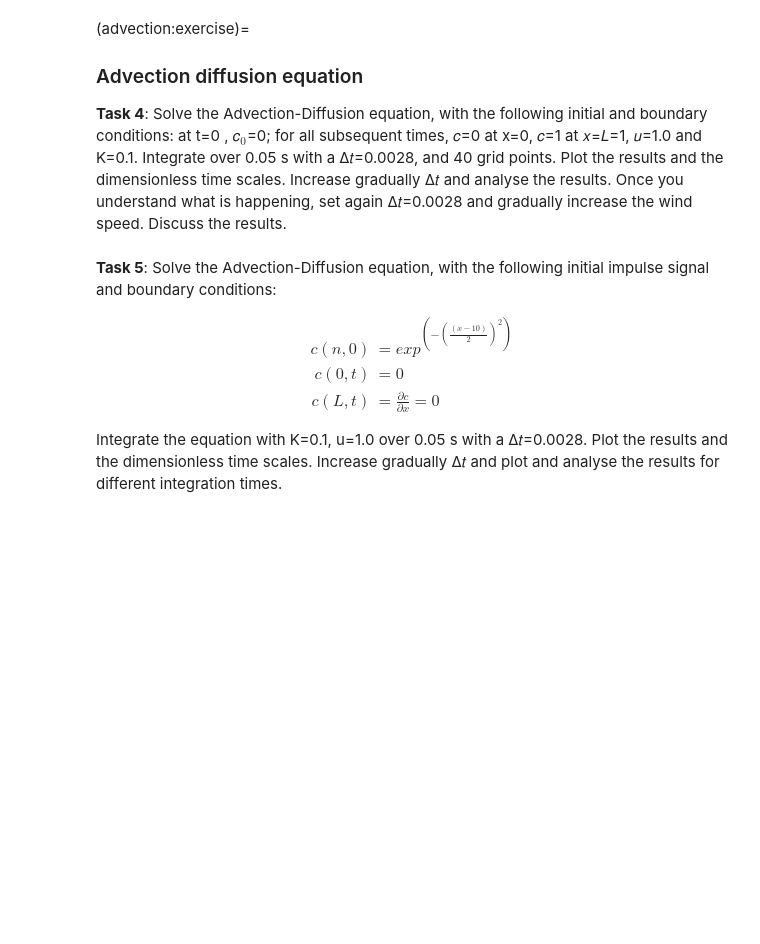
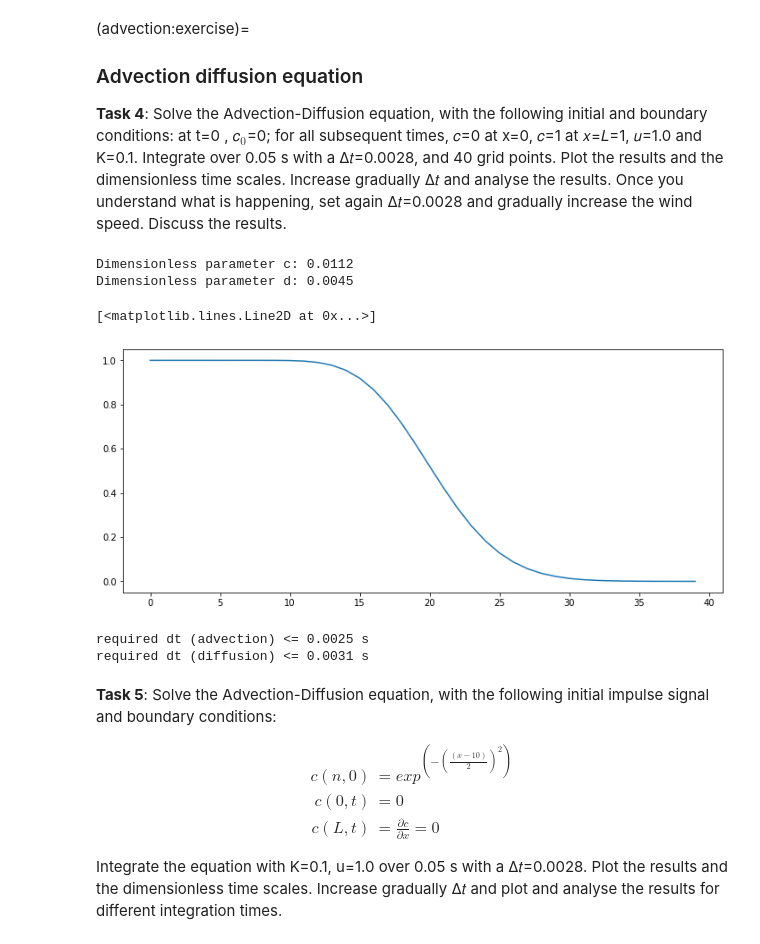
Before and after one commit to sauterto/climate_modelling, a Jupyter notebook: _build/jupyter_execute/docs/nb_advection.ipynb, the cells around one changed output. Saved outputs shown, nothing was run; the diff lists cells and outputs as text; code cells hidden in the pictures; blank space fills up the shorter version.

```diff
--- a/_build/jupyter_execute/docs/nb_advection.ipynb
+++ b/_build/jupyter_execute/docs/nb_advection.ipynb
@@ -22,13 +22,13 @@ def advection_diffusion(u, K, integration, dt, Nx):
     """
 
     # Definitions and assignments
-    a   = XXXXX                # Left border
-    b   = XXXXX                # Right border
-    dx  = XXXXX                # Distance between grid points
+    a   = 0.                # Left border
+    b   = 1.                # Right border
+    dx  = (b-a)/Nx          # Distance between grid points
 
     # Define the boundary conditions
-    bc_l  = XXXXX       # Left BC
-    bc_r  = XXXXX       # Right BC
+    bc_l  = 1       # Left BC
+    bc_r  = 0       # Right BC
 
     # Define index arrays
     k   = np.arange(1,Nx-1)
@@ -43,29 +43,43 @@ def advection_diffusion(u, K, integration, dt, Nx):
     phi[0] = bc_l
 
     # Dimensionless parameters
-    # CHANGE LINES HERE
-    d = XXXXXX
-    c = XXXXXX
+    d = (K*dt)/(dx**2)
+    c = (u*dt)/dx
 
     # Time loop
     t = 0
 
     while t <= integration:
         # Update flux
-        # CHANGE LINES HERE
-        phi[k] = XXXXXX
+        phi[k] = (1-2*d)*phi[k] + (d-(c/2))*phi[kr] + (d+(c/2))*phi[kl]
         t = t + dt
 
     return(phi, dx, u, K, c, d)
 # %%
-phi, dx, u, K, c, d = advection_diffusion(u=1.0, K=0.1, integration=0.05, dt=0.0028, Nx=40)
+phi, dx, u, K, c, d = advection_diffusion(u=10.0, K=0.1, integration=0.05, dt=0.000028, Nx=40)
 
 # Plot dimensionless parameters and plot data
+print('Dimensionless parameter c: {:.4f}'.format(c))
+print('Dimensionless parameter d: {:.4f}'.format(d))
+
+plt.figure(figsize=(12,5))
+plt.plot(phi)
+# %% [output]
+Dimensionless parameter c: 0.0112
+Dimensionless parameter d: 0.0045
+[<matplotlib.lines.Line2D at 0x...>]
+[figure, added]
 # %%
 # Define the CFL criteria
-CFL = 0.7
+CFL = 1.0
 
 # Print required time steps according to the CFL criteria
+print("required dt (advection) <= {:.4f} s".format((CFL * dx)/u))
+print("required dt (diffusion) <= {:.4f} s".format(((CFL * dx**2))/(2*K)))
+print('')
+# %% [output]
+required dt (advection) <= 0.0025 s
+required dt (diffusion) <= 0.0031 s
 # %% [markdown]
 **Task 5**: Solve the Advection-Diffusion equation, with the following initial impulse signal and boundary conditions:
 
```
Also changed, not shown: parts of 12 cells of this notebook, 41 other files.
